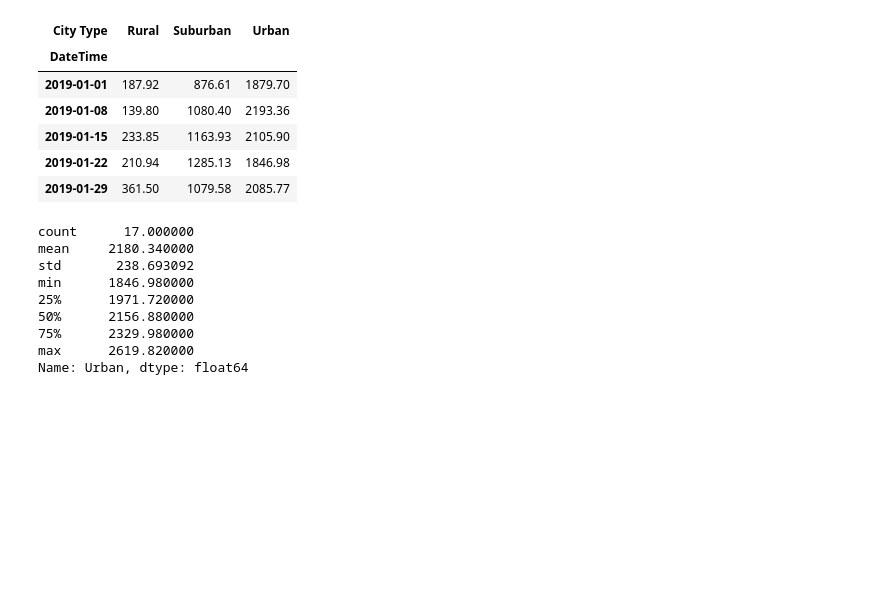
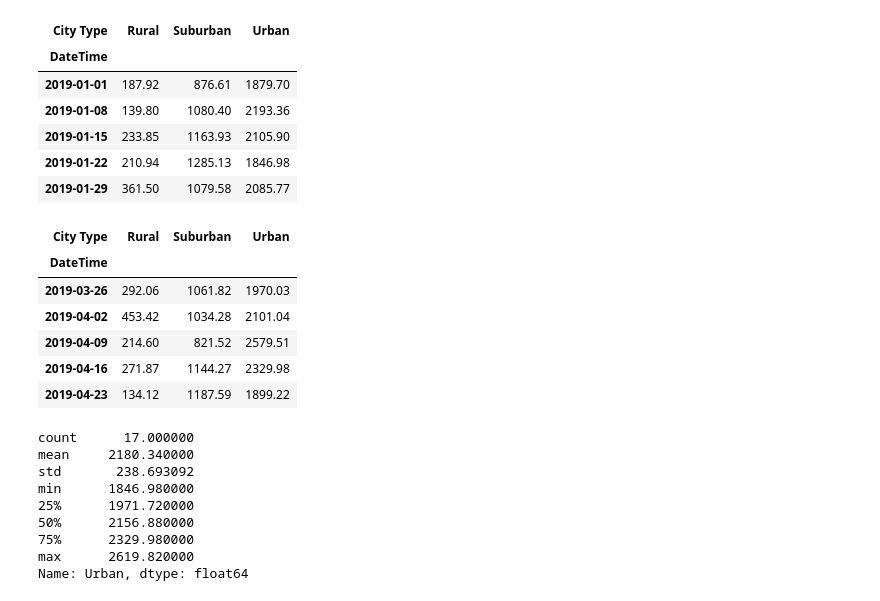
Before and after one commit to pbryzek/PyBer_Analysis, a Jupyter notebook: challenge/PyBer_Challenge.ipynb, the cells around one changed output. Saved outputs shown, nothing was run; the diff lists cells and outputs as text; code cells hidden in the pictures; blank space fills up the shorter version.

```diff
--- a/challenge/PyBer_Challenge.ipynb
+++ b/challenge/PyBer_Challenge.ipynb
@@ -161,6 +161,16 @@ city_pivot_dates_resample_df.head()
 | 2019-01-15 | 233.85 | 1163.93 | 2105.90 |
 | 2019-01-22 | 210.94 | 1285.13 | 1846.98 |
 | 2019-01-29 | 361.50 | 1079.58 | 2085.77 |
+# %%
+city_pivot_dates_resample_df.tail()
+# %% [output]
+| City Type | Rural | Suburban | Urban |
+| DateTime |  |  |  |
+| 2019-03-26 | 292.06 | 1061.82 | 1970.03 |
+| 2019-04-02 | 453.42 | 1034.28 | 2101.04 |
+| 2019-04-09 | 214.60 | 821.52 | 2579.51 |
+| 2019-04-16 | 271.87 | 1144.27 | 2329.98 |
+| 2019-04-23 | 134.12 | 1187.59 | 1899.22 |
 # %%
 city_pivot_dates_resample_df["Urban"].describe()
 # %% [output]
```
